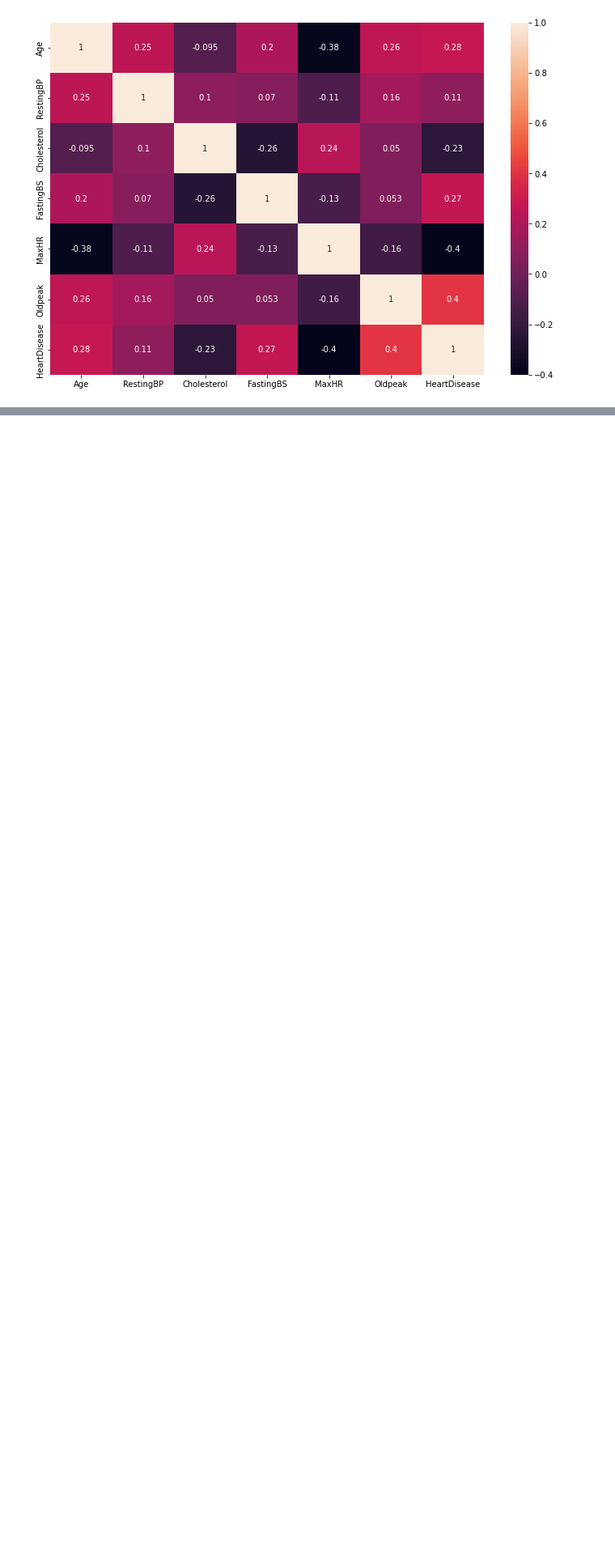
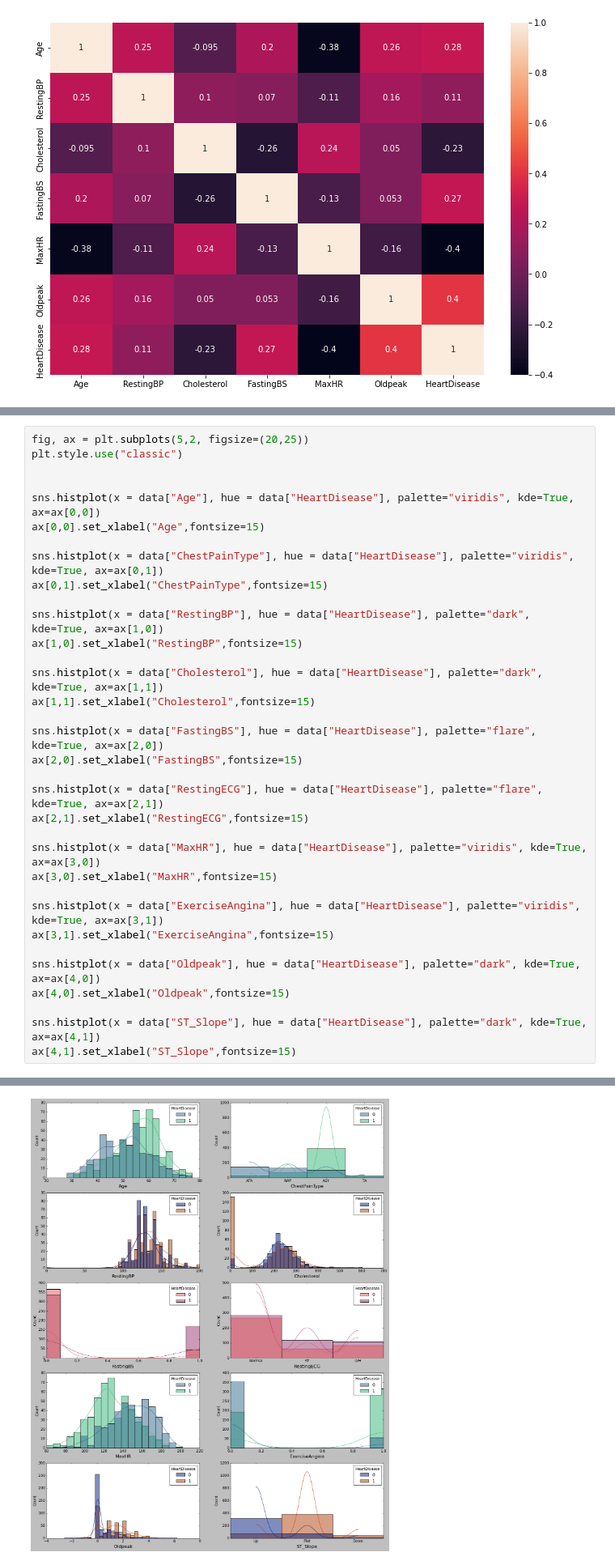
Before and after one commit to Meraj99/Heart-Disease, a Jupyter notebook: main.ipynb, the cells around one changed output, grey strips where cells are left out. Shown: that part at 81% size. Drawn from its saved outputs; the diff is of its cells as text; blank space fills up the shorter version.

```diff
--- a/main.ipynb
+++ b/main.ipynb
@@ -60,0 +76,35 @@ data['ExerciseAngina']= label_encoder.fit_transform(data['ExerciseAngina'])
+# %%
+fig, ax = plt.subplots(5,2, figsize=(20,25))
+plt.style.use("classic")
+
+
+sns.histplot(x = data["Age"], hue = data["HeartDisease"], palette="viridis", kde=True, ax=ax[0,0])
+ax[0,0].set_xlabel("Age",fontsize=15)
+
+sns.histplot(x = data["ChestPainType"], hue = data["HeartDisease"], palette="viridis", kde=True, ax=ax[0,1])
+ax[0,1].set_xlabel("ChestPainType",fontsize=15)
+
+sns.histplot(x = data["RestingBP"], hue = data["HeartDisease"], palette="dark", kde=True, ax=ax[1,0])
+ax[1,0].set_xlabel("RestingBP",fontsize=15)
+
+sns.histplot(x = data["Cholesterol"], hue = data["HeartDisease"], palette="dark", kde=True, ax=ax[1,1])
+ax[1,1].set_xlabel("Cholesterol",fontsize=15)
+
+sns.histplot(x = data["FastingBS"], hue = data["HeartDisease"], palette="flare", kde=True, ax=ax[2,0])
+ax[2,0].set_xlabel("FastingBS",fontsize=15)
+
+sns.histplot(x = data["RestingECG"], hue = data["HeartDisease"], palette="flare", kde=True, ax=ax[2,1])
+ax[2,1].set_xlabel("RestingECG",fontsize=15)
+
+sns.histplot(x = data["MaxHR"], hue = data["HeartDisease"], palette="viridis", kde=True, ax=ax[3,0])
+ax[3,0].set_xlabel("MaxHR",fontsize=15)
+
+sns.histplot(x = data["ExerciseAngina"], hue = data["HeartDisease"], palette="viridis", kde=True, ax=ax[3,1])
+ax[3,1].set_xlabel("ExerciseAngina",fontsize=15)
+
+sns.histplot(x = data["Oldpeak"], hue = data["HeartDisease"], palette="dark", kde=True, ax=ax[4,0])
+ax[4,0].set_xlabel("Oldpeak",fontsize=15)
+
+sns.histplot(x = data["ST_Slope"], hue = data["HeartDisease"], palette="dark", kde=True, ax=ax[4,1])
+ax[4,1].set_xlabel("ST_Slope",fontsize=15)
+# %% [output]
@@ -61,3 +112,4 @@ data['ExerciseAngina']= label_encoder.fit_transform(data['ExerciseAngina'])
+[figure, added]
 # %%
 data = pd.get_dummies(data)
 data
```
Also changed, not shown: parts of 3 cells of this notebook.
